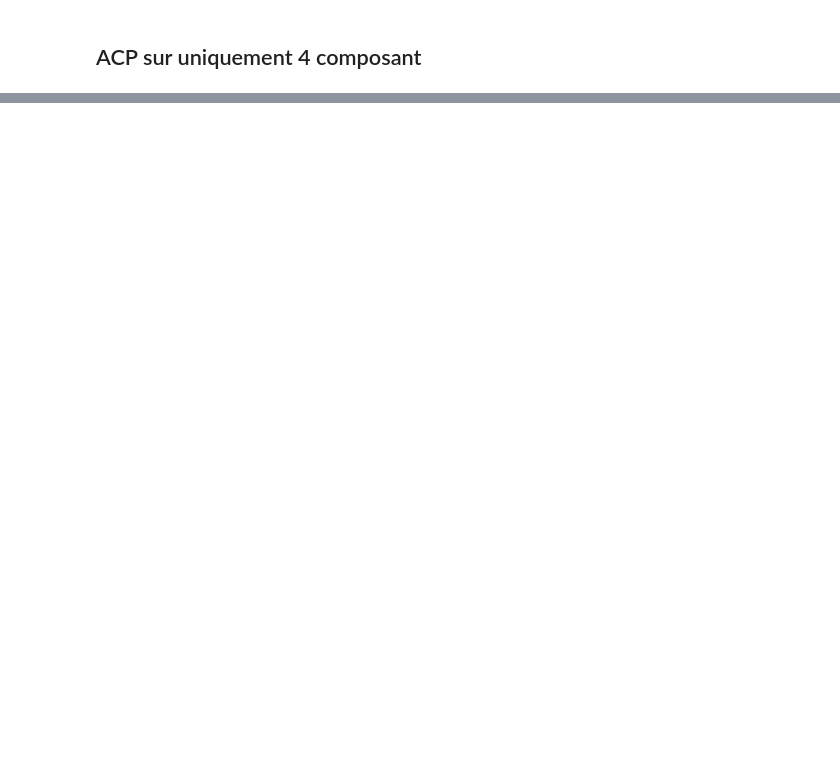
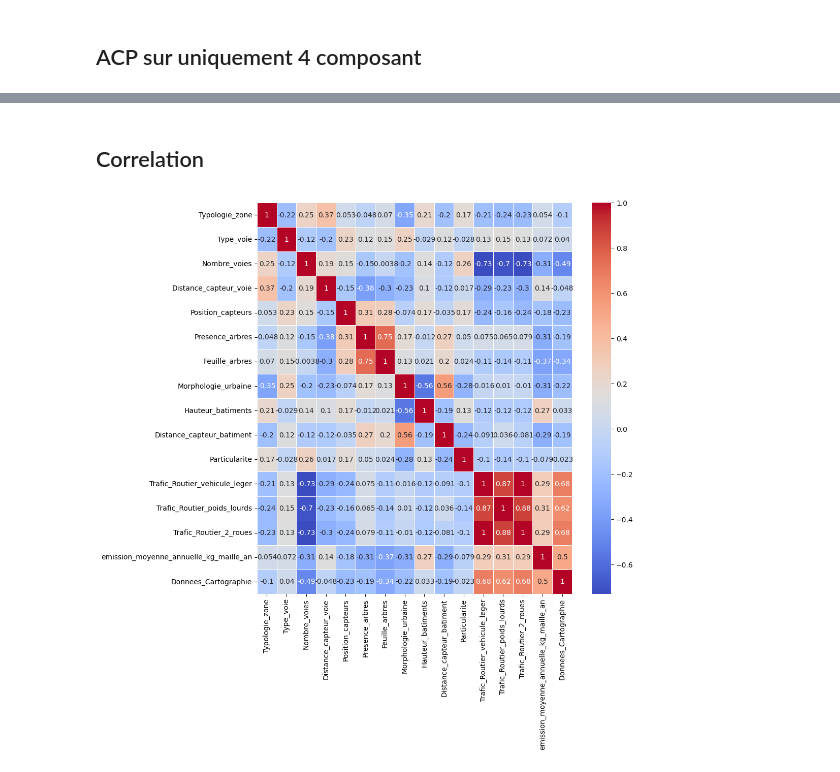
Before and after one commit to TLeandre/Categorisation-de-capteurs-de-pollution, a Jupyter notebook: scripts/Leandre_ACP.ipynb, the cells around one changed output, grey strips where cells are left out. Drawn from its saved outputs; the diff is of its cells as text; code cells hidden in the pictures; blank space fills up the shorter version.

```diff
--- a/scripts/Leandre_ACP.ipynb
+++ b/scripts/Leandre_ACP.ipynb
@@ -145,0 +138,9 @@ IndexError: too many indices for array: array is 1-dimensional, but 2 were index
+# %% [markdown]
+## Correlation
+# %%
+import seaborn as sns
+
+sns.heatmap(environnement_normees.corr(), annot=True, cmap='coolwarm', linewidths=0.5)
+plt.show()
+# %% [output]
+[figure, added]
```
Also changed, not shown: parts of 19 cells of this notebook, 2 other files.
